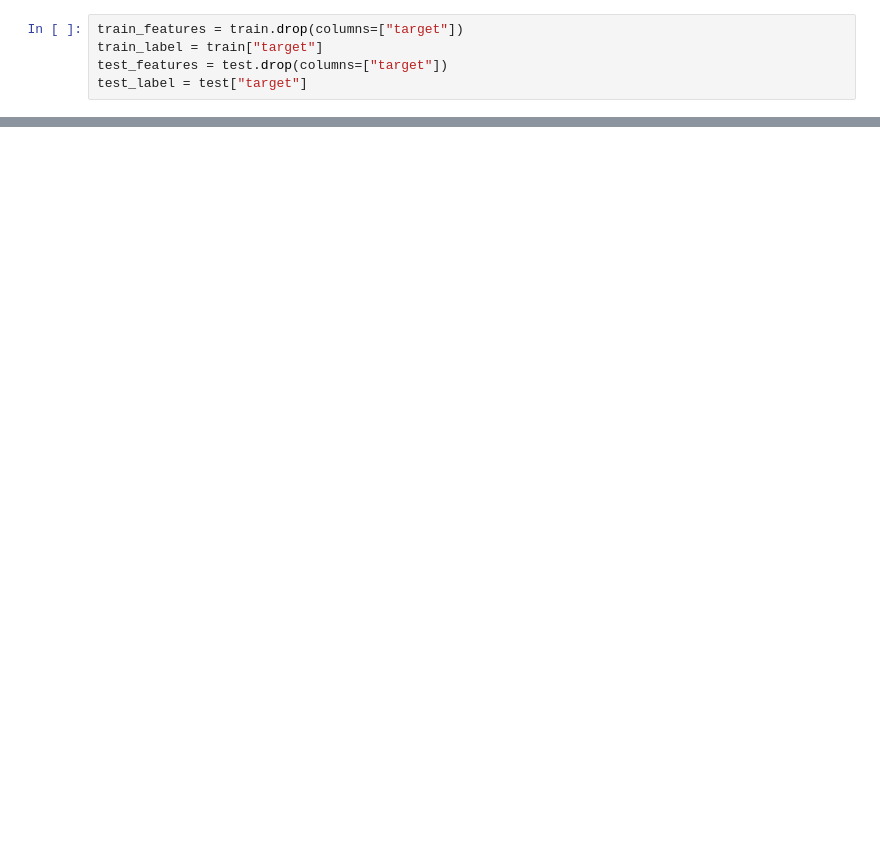
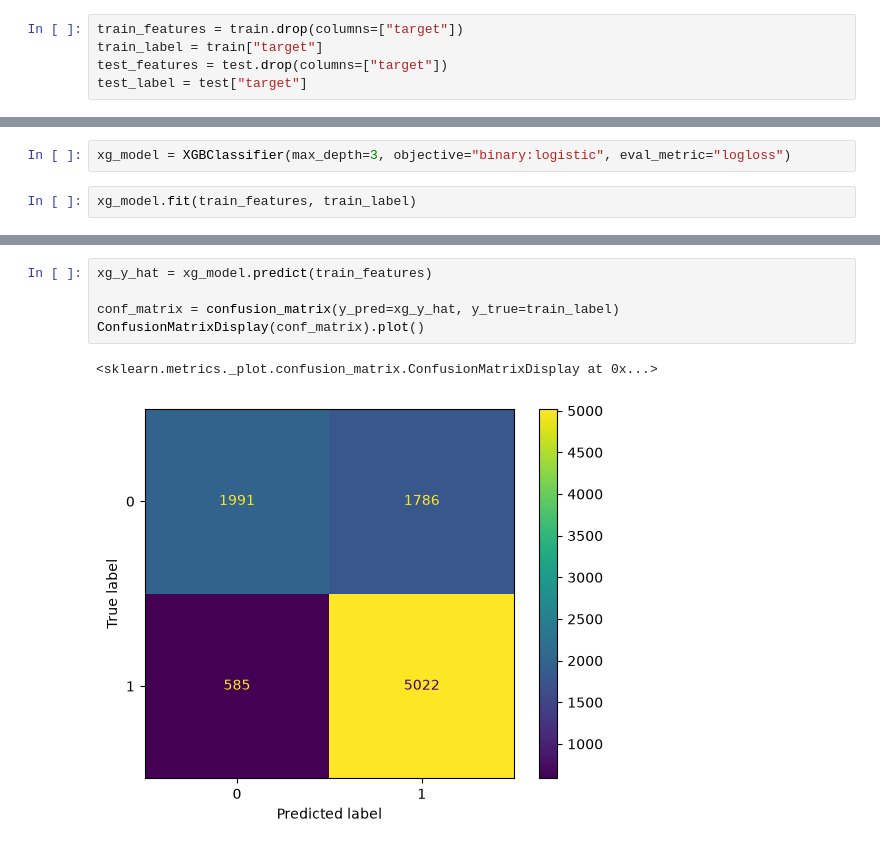
Before and after one commit to karanveerss383/FinFormer, a Jupyter notebook: notebooks/01_baseline.ipynb, the cells around one changed output, grey strips where cells are left out. Saved outputs shown, nothing was run; the diff lists cells and outputs as text; blank space fills up the shorter version.

```diff
--- a/notebooks/01_baseline.ipynb
+++ b/notebooks/01_baseline.ipynb
@@ -182,0 +212,4 @@ pd.DataFrame(
+# %%
+xg_model = XGBClassifier(max_depth=3, objective="binary:logistic", eval_metric="logloss")
+# %%
+xg_model.fit(train_features, train_label)
@@ -182,0 +229,8 @@ pd.DataFrame(
+# %%
+xg_y_hat = xg_model.predict(train_features)
+
+conf_matrix = confusion_matrix(y_pred=xg_y_hat, y_true=train_label)
+ConfusionMatrixDisplay(conf_matrix).plot()
+# %% [output]
+<sklearn.metrics._plot.confusion_matrix.ConfusionMatrixDisplay at 0x...>
+[figure, added]
```
Also changed, not shown: parts of 41 cells of this notebook, 1 other file.
